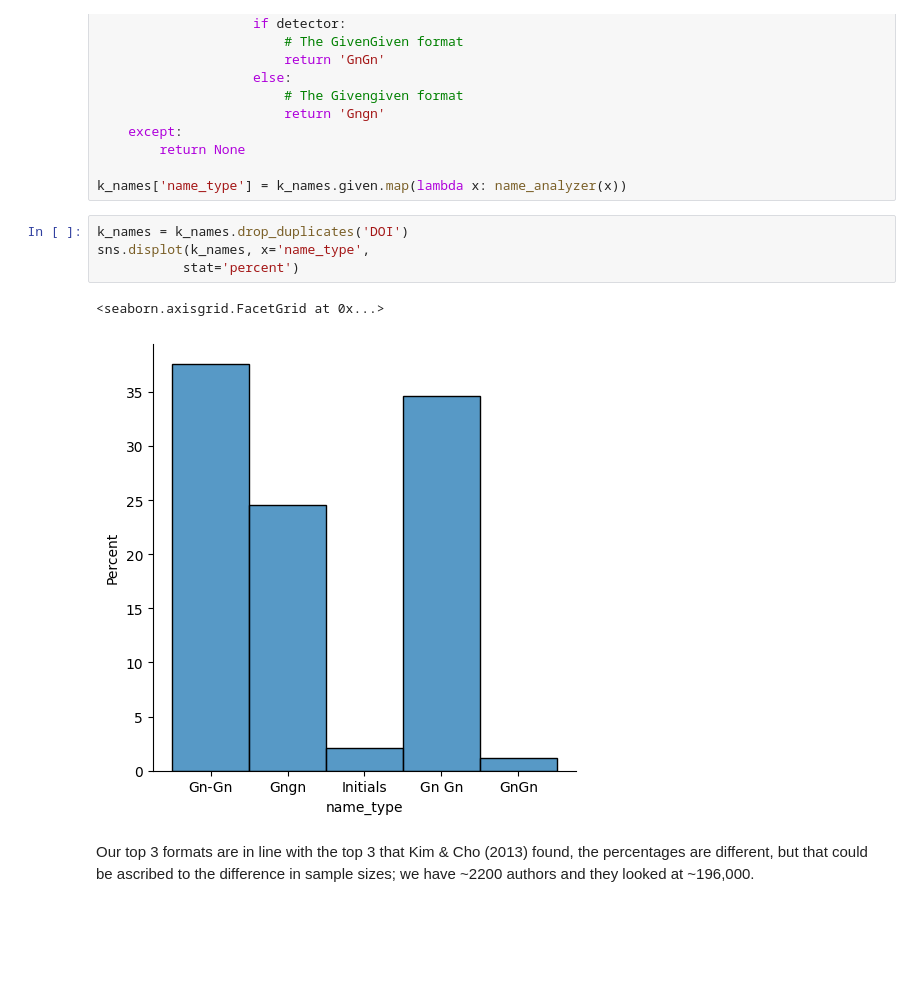
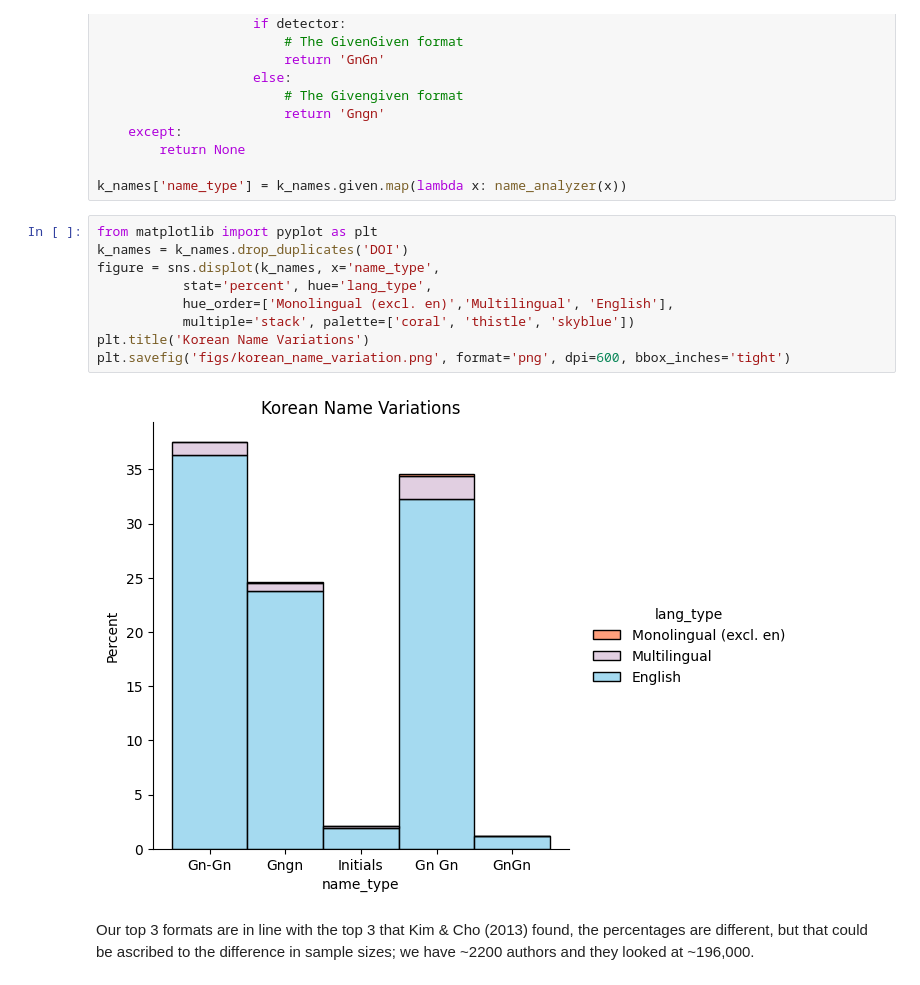
Before and after one commit to ShillyJWakes/crossref-metadata-heurestics, a Jupyter notebook: notebooks/05_names_and_affiliations.ipynb, the cells around one changed output. Saved outputs shown, nothing was run; the diff lists cells and outputs as text; blank space fills up the shorter version.

```diff
--- a/notebooks/05_names_and_affiliations.ipynb
+++ b/notebooks/05_names_and_affiliations.ipynb
@@ -293,11 +293,15 @@ def name_analyzer(author):
 
 k_names['name_type'] = k_names.given.map(lambda x: name_analyzer(x))
 # %%
+from matplotlib import pyplot as plt
 k_names = k_names.drop_duplicates('DOI')
-sns.displot(k_names, x='name_type',
-           stat='percent')
+figure = sns.displot(k_names, x='name_type',
+           stat='percent', hue='lang_type',
+           hue_order=['Monolingual (excl. en)','Multilingual', 'English'],
+           multiple='stack', palette=['coral', 'thistle', 'skyblue'])
+plt.title('Korean Name Variations')
+plt.savefig('figs/korean_name_variation.png', format='png', dpi=600, bbox_inches='tight')
 # %% [output]
-<seaborn.axisgrid.FacetGrid at 0x...>
-[figure, old version]
+[figure, new version]
 # %% [markdown]
 Our top 3 formats are in line with the top 3 that Kim & Cho (2013) found, the percentages are different, but that could be ascribed to the difference in sample sizes; we have ~2200 authors and they looked at ~196,000.
```
Also changed, not shown: 5 other files.
